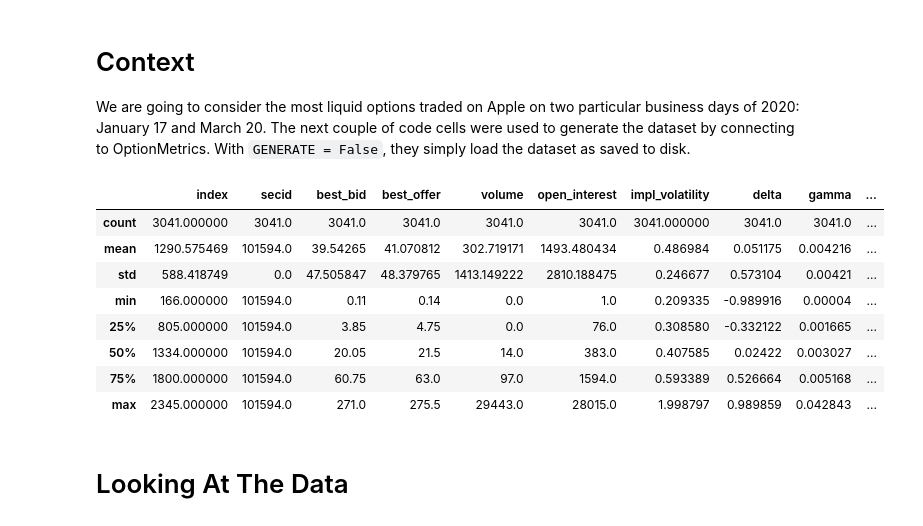
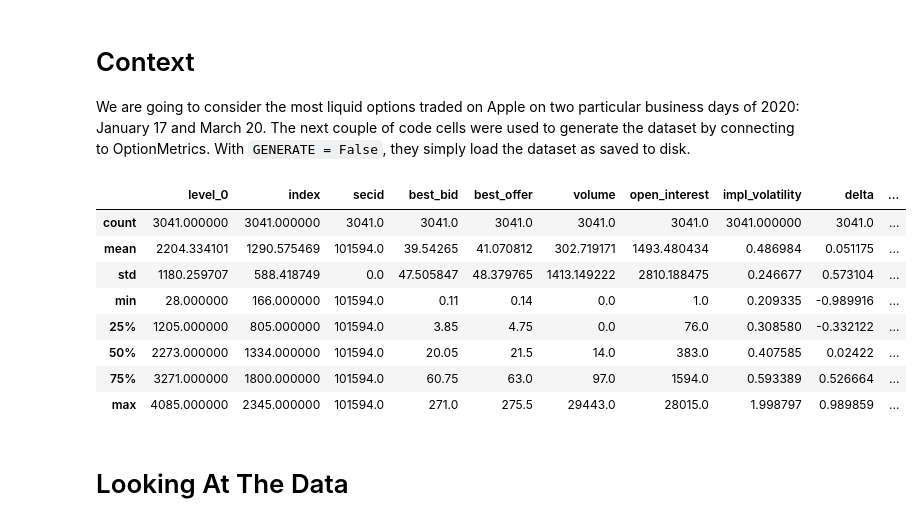
Before and after one commit to navid-nb/MSc_Derivatives_Project1, a Jupyter notebook: 202510-assignment1-en.ipynb, the cells around one changed output. Cells and saved outputs as stored; diff of their text form; code cells hidden in the pictures.

```diff
--- a/202510-assignment1-en.ipynb
+++ b/202510-assignment1-en.ipynb
@@ -49,42 +49,44 @@ def filters(options):
     options = options.loc[options.date < options.exdate].reset_index()
 
     # Positive open interest
     options = options[options['open_interest'] > 0]
 
     # Abs(delta) between 0.01 and 0.99
     options = options[(options['delta'].abs() >= 0.01) & (options['delta'].abs() <= 0.99)]
 
     # Implied vol between 0.03 and 2
     options = options[(options['impl_volatility'] >= 0.03) & (options['impl_volatility'] <= 2)]
 
     # Bid price is greater than 0.1 and less than ask price
     options = options[(options['best_offer'] > options['best_bid']) & (options['best_bid'] > 0.1)]
 
     return options
 
 GENERATE = False
 if GENERATE:
     import dorion_francois.option_metrics as om
     jan17 = om.get_option_data(101594, dt.date(2020,1,17))
     mar20 = om.get_option_data(101594, dt.date(2020,3,20))
     options = filters( pd.concat((jan17,mar20),axis=0) )
     with open('202510-assignment1.pkl','wb') as fh:
         # OptionMetrics 'strike_price' column is the strike x1000. We'll drop it to avoid confusion; use the 'strike' column
         pickle.dump(options.drop(columns=['strike_price']),fh)
 else:
     with open('202510-assignment1.pkl','rb') as fh:
         options = pickle.load(fh)
+
+options.reset_index(inplace=True)
 display(options.describe())
 # %% [output]
-|  | index | secid | best_bid | best_offer | volume | open_interest | impl_volatility | delta | gamma | ... |
-| count | 3041.000000 | 3041.0 | 3041.0 | 3041.0 | 3041.0 | 3041.0 | 3041.000000 | 3041.0 | 3041.0 | ... |
-| mean | 1290.575469 | 101594.0 | 39.54265 | 41.070812 | 302.719171 | 1493.480434 | 0.486984 | 0.051175 | 0.004216 | ... |
-| std | 588.418749 | 0.0 | 47.505847 | 48.379765 | 1413.149222 | 2810.188475 | 0.246677 | 0.573104 | 0.00421 | ... |
-| min | 166.000000 | 101594.0 | 0.11 | 0.14 | 0.0 | 1.0 | 0.209335 | -0.989916 | 0.00004 | ... |
-| 25% | 805.000000 | 101594.0 | 3.85 | 4.75 | 0.0 | 76.0 | 0.308580 | -0.332122 | 0.001665 | ... |
-| 50% | 1334.000000 | 101594.0 | 20.05 | 21.5 | 14.0 | 383.0 | 0.407585 | 0.02422 | 0.003027 | ... |
-| 75% | 1800.000000 | 101594.0 | 60.75 | 63.0 | 97.0 | 1594.0 | 0.593389 | 0.526664 | 0.005168 | ... |
-| max | 2345.000000 | 101594.0 | 271.0 | 275.5 | 29443.0 | 28015.0 | 1.998797 | 0.989859 | 0.042843 | ... |
+|  | level_0 | index | secid | best_bid | best_offer | volume | open_interest | impl_volatility | delta | ... |
+| count | 3041.000000 | 3041.000000 | 3041.0 | 3041.0 | 3041.0 | 3041.0 | 3041.0 | 3041.000000 | 3041.0 | ... |
+| mean | 2204.334101 | 1290.575469 | 101594.0 | 39.54265 | 41.070812 | 302.719171 | 1493.480434 | 0.486984 | 0.051175 | ... |
+| std | 1180.259707 | 588.418749 | 0.0 | 47.505847 | 48.379765 | 1413.149222 | 2810.188475 | 0.246677 | 0.573104 | ... |
+| min | 28.000000 | 166.000000 | 101594.0 | 0.11 | 0.14 | 0.0 | 1.0 | 0.209335 | -0.989916 | ... |
+| 25% | 1205.000000 | 805.000000 | 101594.0 | 3.85 | 4.75 | 0.0 | 76.0 | 0.308580 | -0.332122 | ... |
+| 50% | 2273.000000 | 1334.000000 | 101594.0 | 20.05 | 21.5 | 14.0 | 383.0 | 0.407585 | 0.02422 | ... |
+| 75% | 3271.000000 | 1800.000000 | 101594.0 | 60.75 | 63.0 | 97.0 | 1594.0 | 0.593389 | 0.526664 | ... |
+| max | 4085.000000 | 2345.000000 | 101594.0 | 271.0 | 275.5 | 29443.0 | 28015.0 | 1.998797 | 0.989859 | ... |
 # %% [markdown]
 # Looking At The Data
 # %%
```
Also changed, not shown: parts of 7 cells of this notebook, 1 other file.
